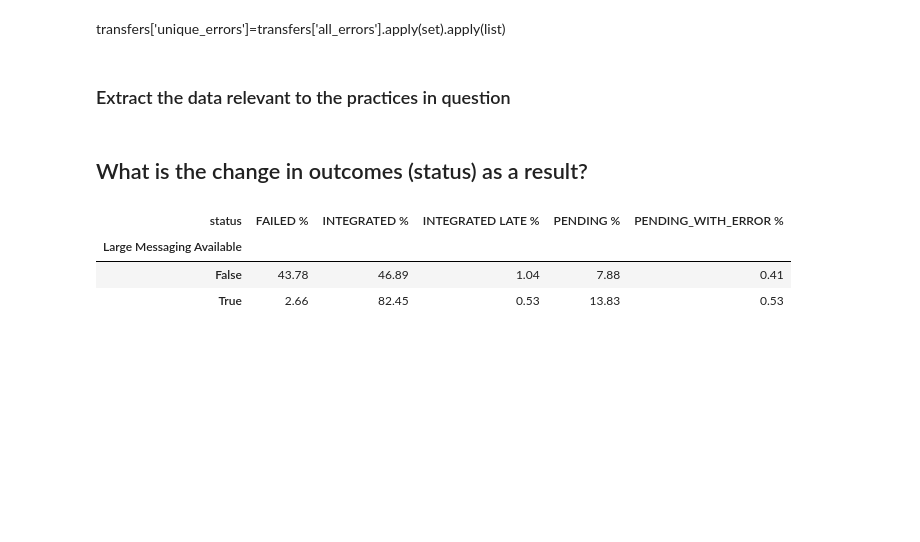
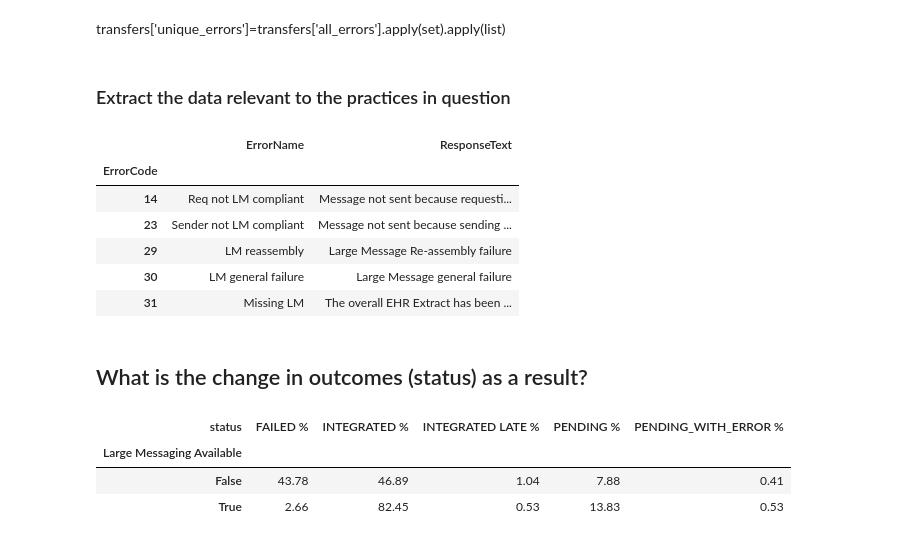
Before and after one commit to nhsconnect/prm-gp2gp-data-sandbox, a Jupyter notebook: notebooks/28-PRMT-1475--impact-LM-vision-practices.ipynb, the cells around one changed output. Cells and saved outputs as stored; diff of their text form; code cells hidden in the pictures; blank space fills up the shorter version.

```diff
--- a/notebooks/28-PRMT-1475--impact-LM-vision-practices.ipynb
+++ b/notebooks/28-PRMT-1475--impact-LM-vision-practices.ipynb
@@ -135,6 +139,15 @@ relevant_transfers['Large Messaging Available']=relevant_transfers['Large Messag
 # %%
 lm_error_codes=[14,23,29,30,31]
 relevant_transfers['Contains LM related error']=relevant_transfers['all_errors'].apply(lambda error_list: len(set(error_list).intersection(set(lm_error_codes)))>0)
+error_code_lookup_file.set_index('ErrorCode').loc[lm_error_codes]
+# %% [output]
+|  | ErrorName | ResponseText |
+| ErrorCode |  |  |
+| 14 | Req not LM compliant | Message not sent because requesti... |
+| 23 | Sender not LM compliant | Message not sent because sending ... |
+| 29 | LM reassembly | Large Message Re-assembly failure |
+| 30 | LM general failure | Large Message general failure |
+| 31 | Missing LM | The overall EHR Extract has been ... |
 # %% [markdown]
 ## What is the change in outcomes (status) as a result?
 # %%
```
Also changed, not shown: parts of 8 cells of this notebook.
